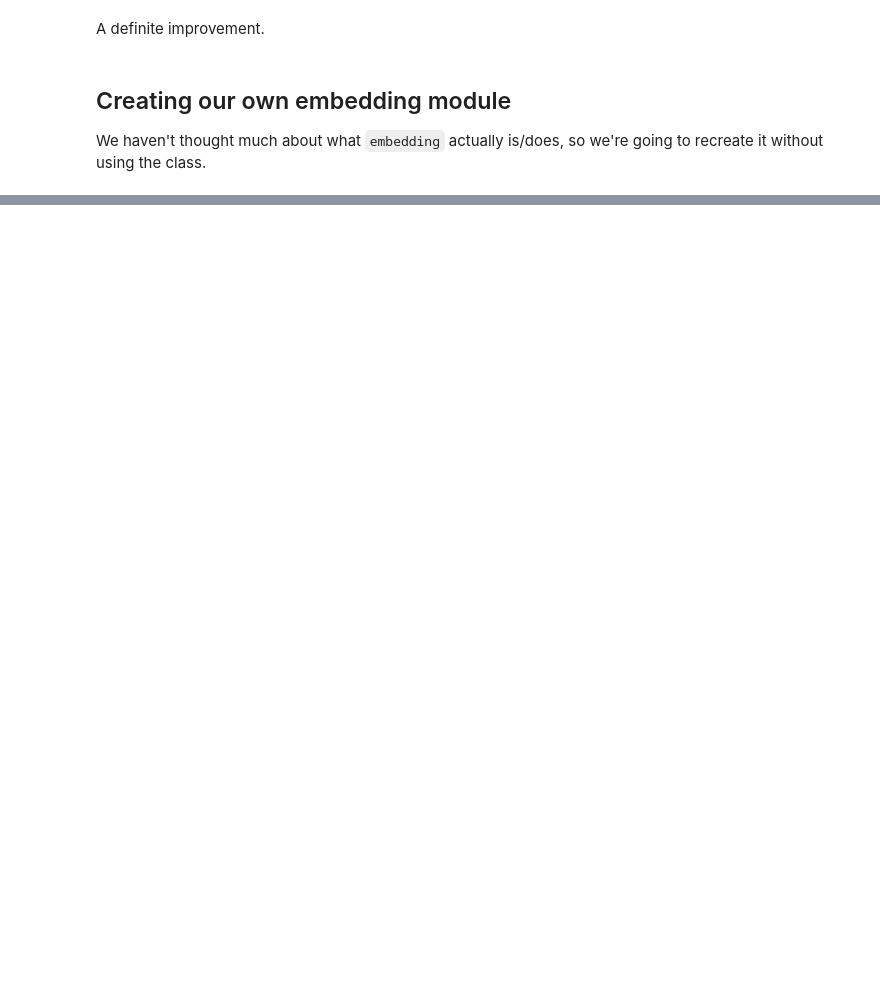
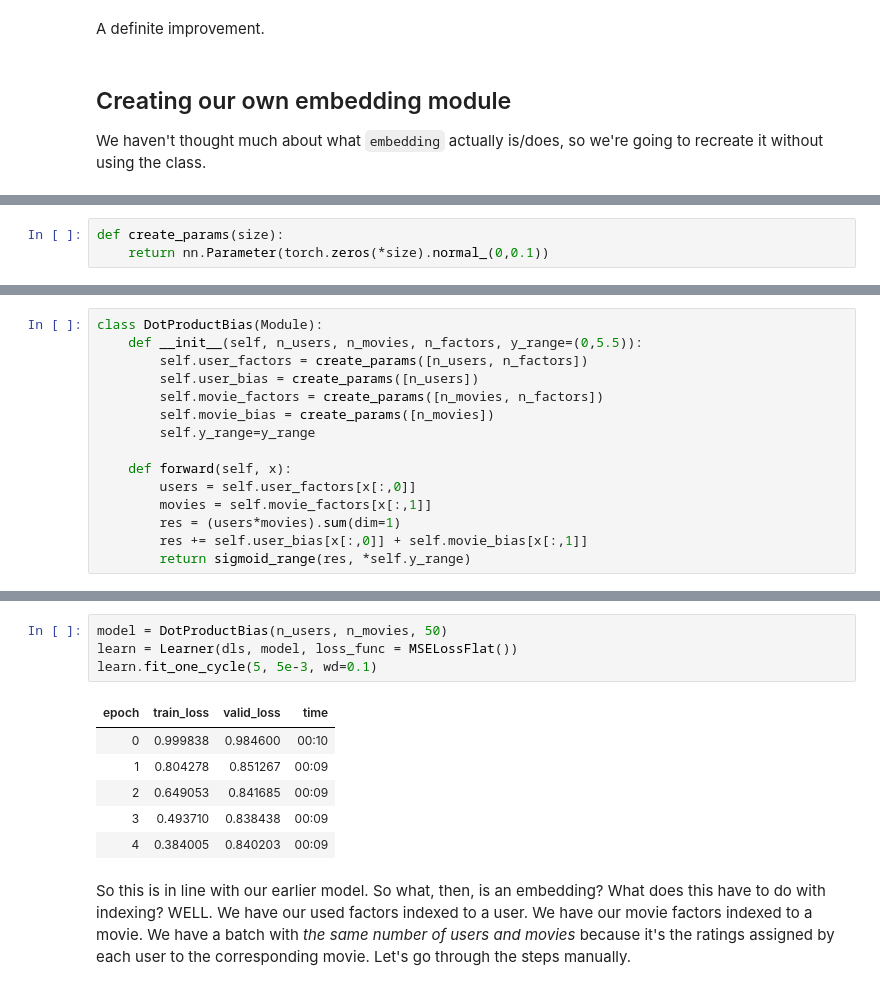
Before and after one commit to djliden/deep_learning_practice, a Jupyter notebook: notebooks/ch8_collab_filtering.ipynb, the cells around one changed output, grey strips where cells are left out. Drawn from its saved outputs; the diff is of its cells as text; blank space fills up the shorter version.

```diff
--- a/notebooks/ch8_collab_filtering.ipynb
+++ b/notebooks/ch8_collab_filtering.ipynb
@@ -181,0 +214,3 @@ We haven't thought much about what `embedding` actually is/does, so we're going
+# %%
+def create_params(size):
+    return nn.Parameter(torch.zeros(*size).normal_(0,0.1))
@@ -181,0 +224,15 @@ We haven't thought much about what `embedding` actually is/does, so we're going
+# %%
+class DotProductBias(Module):
+    def __init__(self, n_users, n_movies, n_factors, y_range=(0,5.5)):
+        self.user_factors = create_params([n_users, n_factors])
+        self.user_bias = create_params([n_users])
+        self.movie_factors = create_params([n_movies, n_factors])
+        self.movie_bias = create_params([n_movies])
+        self.y_range=y_range
+
+    def forward(self, x):
+        users = self.user_factors[x[:,0]]
+        movies = self.movie_factors[x[:,1]]
+        res = (users*movies).sum(dim=1)
+        res += self.user_bias[x[:,0]] + self.movie_bias[x[:,1]]
+        return sigmoid_range(res, *self.y_range)
@@ -181,0 +294,13 @@ We haven't thought much about what `embedding` actually is/does, so we're going
+# %%
+model = DotProductBias(n_users, n_movies, 50)
+learn = Learner(dls, model, loss_func = MSELossFlat())
+learn.fit_one_cycle(5, 5e-3, wd=0.1)
+# %% [output]
+| epoch | train_loss | valid_loss | time |
+| 0 | 0.999838 | 0.984600 | 00:10 |
+| 1 | 0.804278 | 0.851267 | 00:09 |
+| 2 | 0.649053 | 0.841685 | 00:09 |
+| 3 | 0.493710 | 0.838438 | 00:09 |
+| 4 | 0.384005 | 0.840203 | 00:09 |
+# %% [markdown]
+So this is in line with our earlier model. So what, then, is an embedding? What does this have to do with indexing? WELL. We have our used factors indexed to a user. We have our movie factors indexed to a movie. We have a batch with *the same number of users and movies* because it's the ratings assigned by each user to the corresponding movie. Let's go through the steps manually.
```
Also changed, not shown: parts of 49 cells of this notebook, 1 other file.
